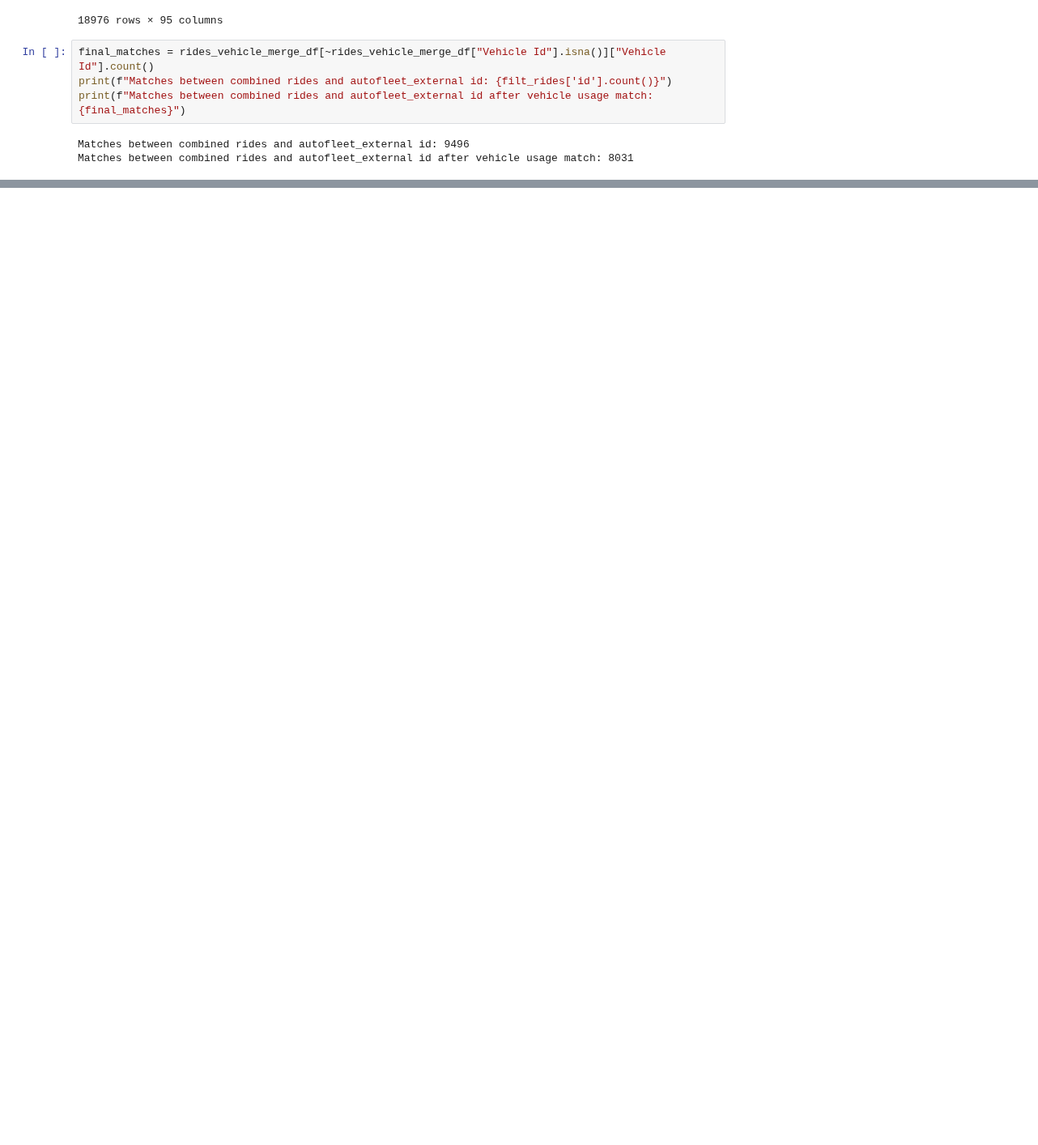
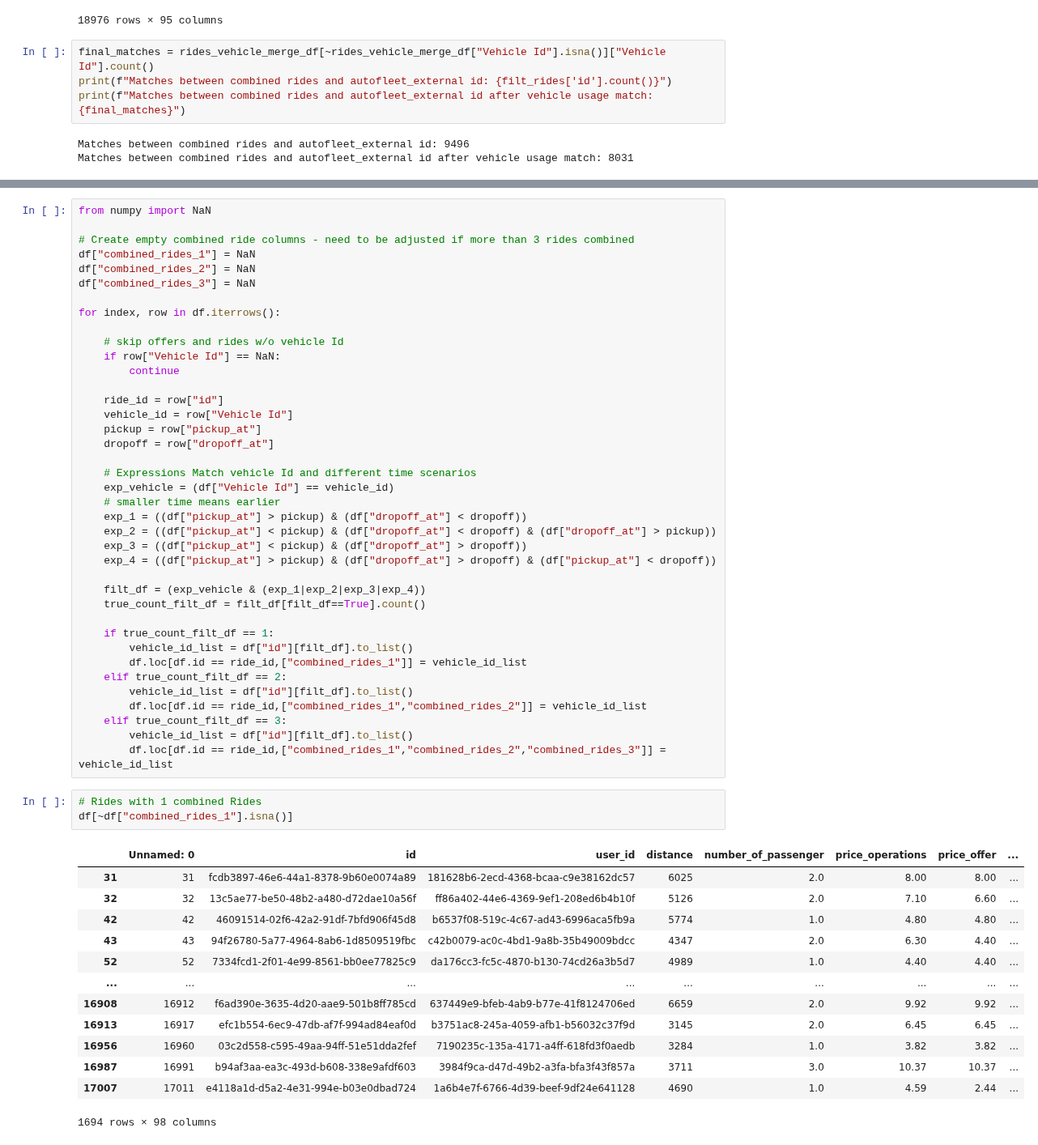
Before and after one commit to Lukas-Dierkes/vehicle-stream-team-project, a Jupyter notebook: vehicle_stream_pipeline/vehicle_matching.ipynb, the cells around one changed output, grey strips where cells are left out. Shown at 81% size. Drawn from its saved outputs; the diff is of its cells as text; blank space fills up the shorter version.

```diff
--- a/vehicle_stream_pipeline/vehicle_matching.ipynb
+++ b/vehicle_stream_pipeline/vehicle_matching.ipynb
@@ -196,0 +247,56 @@ Matches between combined rides and autofleet_external id after vehicle usage mat
+# %%
+from numpy import NaN
+
+# Create empty combined ride columns - need to be adjusted if more than 3 rides combined
+df["combined_rides_1"] = NaN
+df["combined_rides_2"] = NaN
+df["combined_rides_3"] = NaN
+
+for index, row in df.iterrows():
+
+    # skip offers and rides w/o vehicle Id
+    if row["Vehicle Id"] == NaN:
+        continue
+
+    ride_id = row["id"]
+    vehicle_id = row["Vehicle Id"]
+    pickup = row["pickup_at"]
+    dropoff = row["dropoff_at"]
+
+    # Expressions Match vehicle Id and different time scenarios
+    exp_vehicle = (df["Vehicle Id"] == vehicle_id)
+    # smaller time means earlier
+    exp_1 = ((df["pickup_at"] > pickup) & (df["dropoff_at"] < dropoff))
+    exp_2 = ((df["pickup_at"] < pickup) & (df["dropoff_at"] < dropoff) & (df["dropoff_at"] > pickup))
+    exp_3 = ((df["pickup_at"] < pickup) & (df["dropoff_at"] > dropoff))
+    exp_4 = ((df["pickup_at"] > pickup) & (df["dropoff_at"] > dropoff) & (df["pickup_at"] < dropoff))
+
+    filt_df = (exp_vehicle & (exp_1|exp_2|exp_3|exp_4))
+    true_count_filt_df = filt_df[filt_df==True].count()
+
+    if true_count_filt_df == 1:
+        vehicle_id_list = df["id"][filt_df].to_list()
+        df.loc[df.id == ride_id,["combined_rides_1"]] = vehicle_id_list
+    elif true_count_filt_df == 2:
+        vehicle_id_list = df["id"][filt_df].to_list()
+        df.loc[df.id == ride_id,["combined_rides_1","combined_rides_2"]] = vehicle_id_list
+    elif true_count_filt_df == 3:
+        vehicle_id_list = df["id"][filt_df].to_list()
+        df.loc[df.id == ride_id,["combined_rides_1","combined_rides_2","combined_rides_3"]] = vehicle_id_list
+# %%
+# Rides with 1 combined Rides
+df[~df["combined_rides_1"].isna()]
+# %% [output]
+|  | Unnamed: 0 | id | user_id | distance | number_of_passenger | price_operations | price_offer | ... |
+| 31 | 31 | fcdb3897-46e6-44a1-8378-9b60e0074a89 | 181628b6-2ecd-4368-bcaa-c9e38162dc57 | 6025 | 2.0 | 8.00 | 8.00 | ... |
+| 32 | 32 | 13c5ae77-be50-48b2-a480-d72dae10a56f | ff86a402-44e6-4369-9ef1-208ed6b4b10f | 5126 | 2.0 | 7.10 | 6.60 | ... |
+| 42 | 42 | 46091514-02f6-42a2-91df-7bfd906f45d8 | b6537f08-519c-4c67-ad43-6996aca5fb9a | 5774 | 1.0 | 4.80 | 4.80 | ... |
+| 43 | 43 | 94f26780-5a77-4964-8ab6-1d8509519fbc | c42b0079-ac0c-4bd1-9a8b-35b49009bdcc | 4347 | 2.0 | 6.30 | 4.40 | ... |
+| 52 | 52 | 7334fcd1-2f01-4e99-8561-bb0ee77825c9 | da176cc3-fc5c-4870-b130-74cd26a3b5d7 | 4989 | 1.0 | 4.40 | 4.40 | ... |
+| ... | ... | ... | ... | ... | ... | ... | ... | ... |
+| 16908 | 16912 | f6ad390e-3635-4d20-aae9-501b8ff785cd | 637449e9-bfeb-4ab9-b77e-41f8124706ed | 6659 | 2.0 | 9.92 | 9.92 | ... |
+| 16913 | 16917 | efc1b554-6ec9-47db-af7f-994ad84eaf0d | b3751ac8-245a-4059-afb1-b56032c37f9d | 3145 | 2.0 | 6.45 | 6.45 | ... |
+| 16956 | 16960 | 03c2d558-c595-49aa-94ff-51e51dda2fef | 7190235c-135a-4171-a4ff-618fd3f0aedb | 3284 | 1.0 | 3.82 | 3.82 | ... |
+| 16987 | 16991 | b94af3aa-ea3c-493d-b608-338e9afdf603 | 3984f9ca-d47d-49b2-a3fa-bfa3f43f857a | 3711 | 3.0 | 10.37 | 10.37 | ... |
+| 17007 | 17011 | e4118a1d-d5a2-4e31-994e-b03e0dbad724 | 1a6b4e7f-6766-4d39-beef-9df24e641128 | 4690 | 1.0 | 4.59 | 2.44 | ... |
+1694 rows × 98 columns
```
Also changed, not shown: parts of 9 cells of this notebook.
